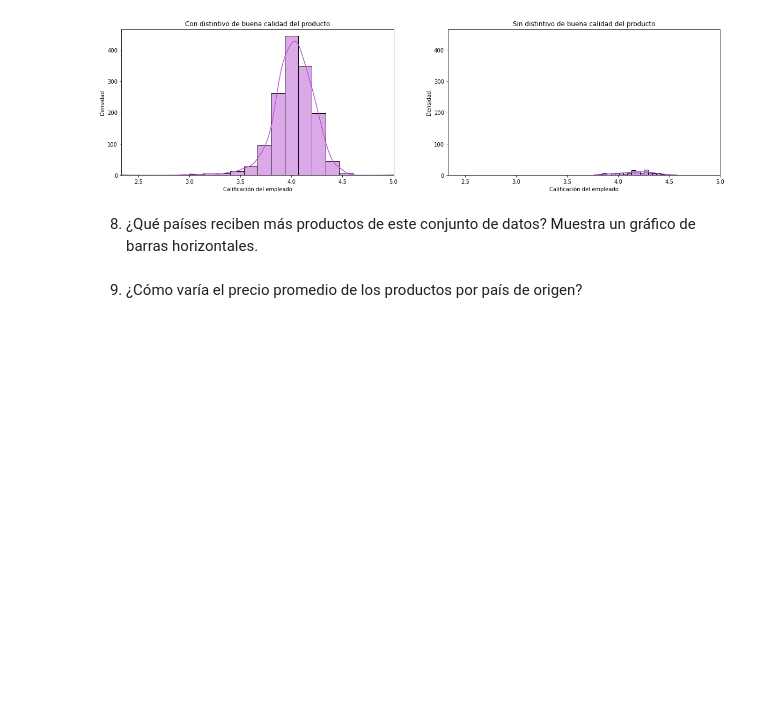
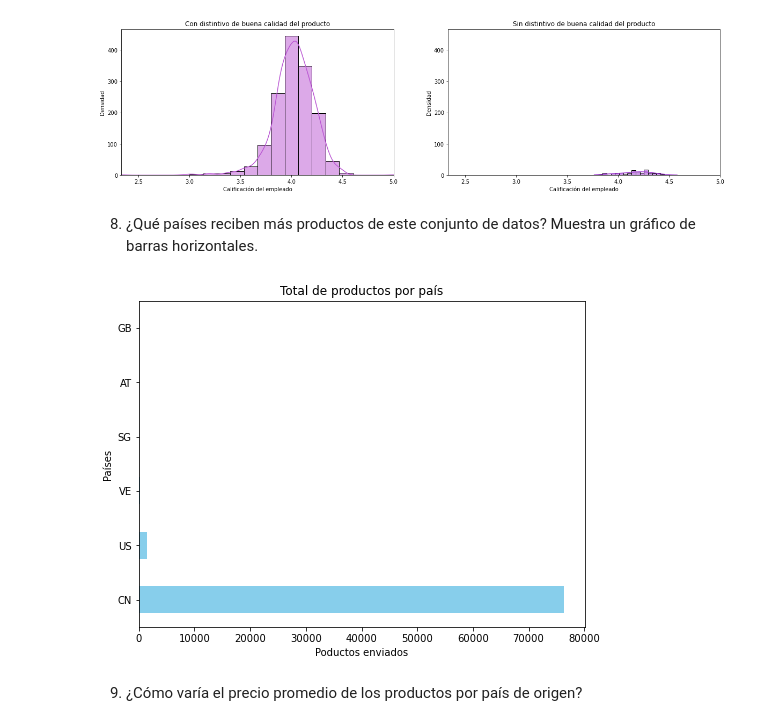
Before and after one commit to marinaescobar/ejercicios-adalab, a Jupyter notebook: Modulo-3/modulo-3-leccion-07-visualizacion.ipynb, the cells around one changed output. Saved outputs shown, nothing was run; the diff lists cells and outputs as text; code cells hidden in the pictures; blank space fills up the shorter version.

```diff
--- a/Modulo-3/modulo-3-leccion-07-visualizacion.ipynb
+++ b/Modulo-3/modulo-3-leccion-07-visualizacion.ipynb
@@ -172,5 +172,19 @@ for ax in [ax0, ax1]:
 [figure]
 # %% [markdown]
 8. ¿Qué países reciben más productos de este conjunto de datos? Muestra un gráfico de barras horizontales.
+# %%
+df_paises = df.groupby('origin_country')['inventory_total'].sum().sort_values(ascending=False)
+
+plt.figure(figsize=(8, 6))
+
+df_paises.plot(kind='barh',
+               color = 'skyblue')
+
+plt.title('Total de productos por país')
+
+plt.ylabel('Países')
+plt.xlabel('Poductos enviados');
+# %% [output]
+[figure, added]
 # %% [markdown]
 9. ¿Cómo varía el precio promedio de los productos por país de origen?
```
Also changed, not shown: parts of 4 cells of this notebook.
